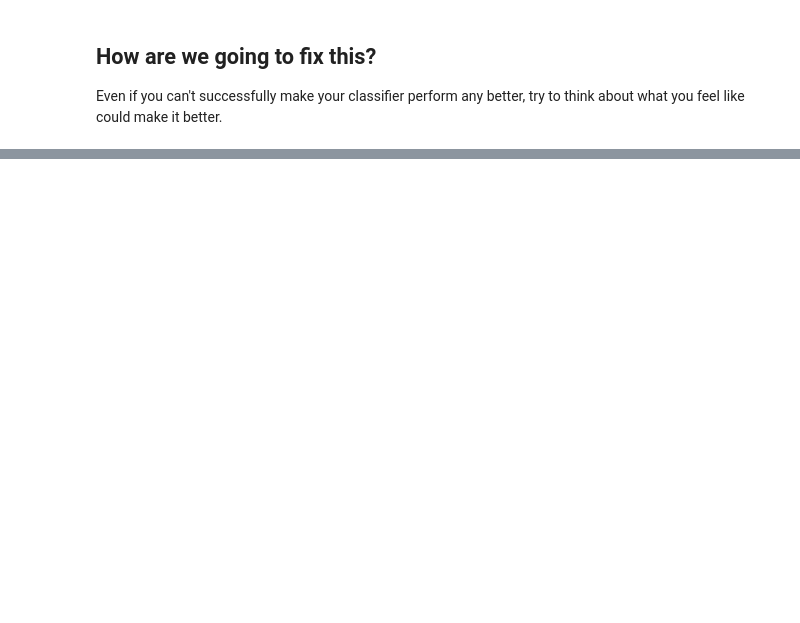
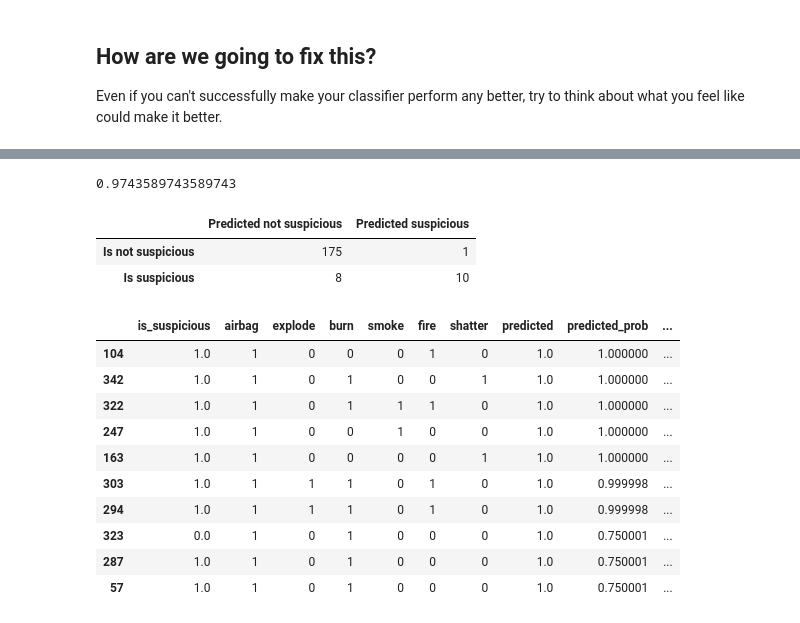
Before and after one commit to domhnallog/class_col_algorithms, a Jupyter notebook: 04-homework/04-homework-nyt-takata-odonnchadha.ipynb, the cells around one changed output, grey strips where cells are left out. Drawn from its saved outputs; the diff is of its cells as text; code cells hidden in the pictures; blank space fills up the shorter version.

```diff
--- a/04-homework/04-homework-nyt-takata-odonnchadha.ipynb
+++ b/04-homework/04-homework-nyt-takata-odonnchadha.ipynb
@@ -536,0 +855,13 @@ Even if you can't successfully make your classifier perform any better, try to t
+# %%
+train2_df = pd.DataFrame({
+    'is_suspicious': labeled2.is_suspicious,
+    'airbag': labeled2.CDESCR.str.contains("airbag|air bag|air-bag", na=False, case=False).astype(int),
+    'explode': labeled2.CDESCR.str.contains("explod|explos", na=False, case=False).astype(int),
+    'burn': labeled2.CDESCR.str.contains("burn", na=False, case=False).astype(int),
+    'smoke': labeled2.CDESCR.str.contains("smok", na=False, case=False).astype(int),
+    'fire': labeled2.CDESCR.str.contains(r"fire\b", na=False, case=False).astype(int),
+    'shatter': labeled2.CDESCR.str.contains("shatter", na=False, case=False).astype(int)
+#     'fragment': labeled2.CDESCR.str.contains("fragment", na=False, case=False).astype(int),
+#     'shrapnel': labeled2.CDESCR.str.contains("shrapnel", na=False, case=False).astype(int)
+})
+train2_df.apply(lambda x: x.value_counts())
@@ -536,0 +872,7 @@ Even if you can't successfully make your classifier perform any better, try to t
+# %%
+X2 = train2_df.drop(columns='is_suspicious')
+y2 = train2_df.is_suspicious
+X2_train, X2_test, y2_train, y2_test = train_test_split(X2, y2, test_size=0.2, random_state=42)
+# %%
+clf2 = LogisticRegression(C=1e9, solver='lbfgs')
+clf2.fit(X2_train, y2_train)
@@ -536,0 +901,39 @@ Even if you can't successfully make your classifier perform any better, try to t
+# %%
+clf2.score(X2_test, y2_test)
+# %% [output]
+0.9743589743589743
+# %%
+y2_true = y2
+y2_pred = clf2.predict(X2)
+# y2_true = y2_test
+# y2_pred = clf2.predict(X2_test)
+
+matrix2 = confusion_matrix(y2_true, y2_pred)
+
+label_names2 = pd.Series(['not suspicious', 'suspicious'])
+pd.DataFrame(matrix2,
+     columns='Predicted ' + label_names2,
+     index='Is ' + label_names2)
+# %% [output]
+|  | Predicted not suspicious | Predicted suspicious |
+| Is not suspicious | 175 | 1 |
+| Is suspicious | 8 | 10 |
+# %%
+train2_df_with_predictions = train2_df.copy()
+train2_df_with_predictions['predicted'] = clf2.predict(train2_df.drop(columns='is_suspicious'))
+train2_df_with_predictions['predicted_prob'] = clf2.predict_proba(train2_df.drop(columns='is_suspicious'))[:,1]
+train2_df_with_predictions['sentence'] = labeled2.CDESCR
+# %%
+train2_df_with_predictions.sort_values(by='predicted_prob', ascending=False).head(10)
+# %% [output]
+|  | is_suspicious | airbag | explode | burn | smoke | fire | shatter | predicted | predicted_prob | ... |
+| 104 | 1.0 | 1 | 0 | 0 | 0 | 1 | 0 | 1.0 | 1.000000 | ... |
+| 342 | 1.0 | 1 | 0 | 1 | 0 | 0 | 1 | 1.0 | 1.000000 | ... |
+| 322 | 1.0 | 1 | 0 | 1 | 1 | 1 | 0 | 1.0 | 1.000000 | ... |
+| 247 | 1.0 | 1 | 0 | 0 | 1 | 0 | 0 | 1.0 | 1.000000 | ... |
+| 163 | 1.0 | 1 | 0 | 0 | 0 | 0 | 1 | 1.0 | 1.000000 | ... |
+| 303 | 1.0 | 1 | 1 | 1 | 0 | 1 | 0 | 1.0 | 0.999998 | ... |
+| 294 | 1.0 | 1 | 1 | 1 | 0 | 1 | 0 | 1.0 | 0.999998 | ... |
+| 323 | 0.0 | 1 | 0 | 1 | 0 | 0 | 0 | 1.0 | 0.750001 | ... |
+| 287 | 1.0 | 1 | 0 | 1 | 0 | 0 | 0 | 1.0 | 0.750001 | ... |
+| 57 | 1.0 | 1 | 0 | 1 | 0 | 0 | 0 | 1.0 | 0.750001 | ... |
```
Also changed, not shown: parts of 50 cells of this notebook, 2 other files.
